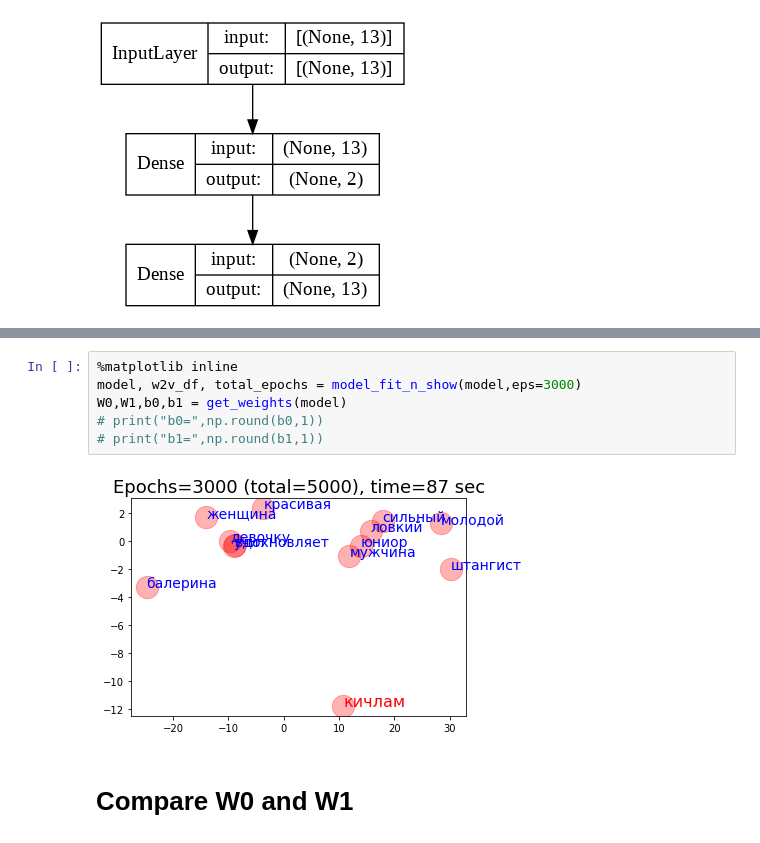
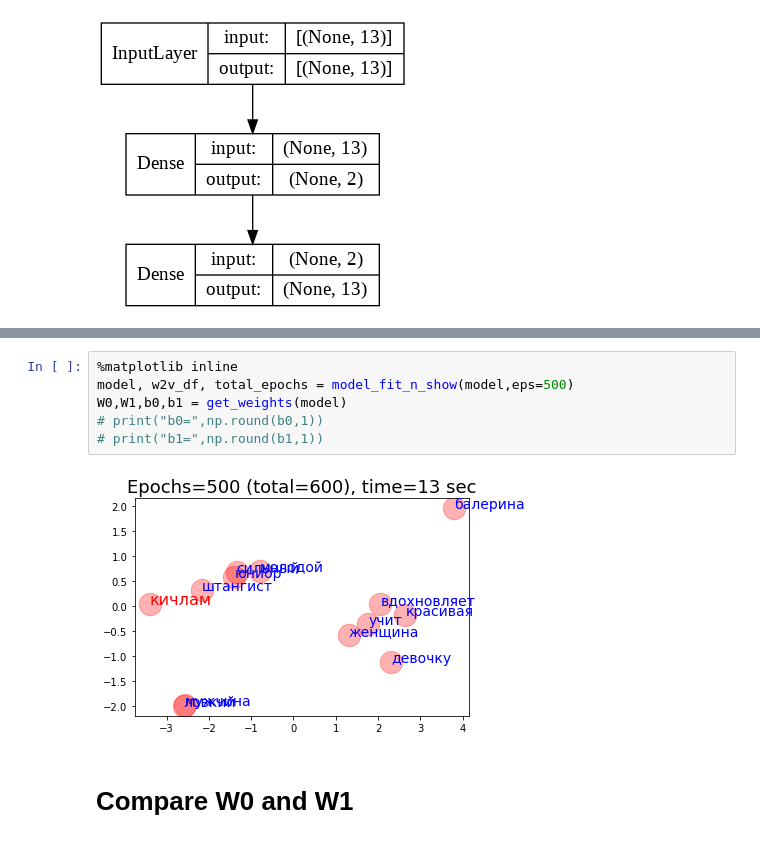
Before and after one commit to ftk1000/w2v_ftk1000, a Jupyter notebook: Copy_of_w2v_tf_fast.ipynb, the cells around one changed output, grey strips where cells are left out. Cells and saved outputs as stored; diff of their text form.

```diff
--- a/Copy_of_w2v_tf_fast.ipynb
+++ b/Copy_of_w2v_tf_fast.ipynb
@@ -457,11 +474,11 @@ W0,W1,b0,b1 = get_weights(model)
 # %%
 %matplotlib inline
-model, w2v_df, total_epochs = model_fit_n_show(model,eps=3000)
+model, w2v_df, total_epochs = model_fit_n_show(model,eps=500)
 W0,W1,b0,b1 = get_weights(model)
 # print("b0=",np.round(b0,1))
 # print("b1=",np.round(b1,1))
 # %% [output]
-[figure, old version]
+[figure, new version]
 # %% [markdown]
 # Compare W0 and W1
 # %%
```
Also changed, not shown: parts of 9 cells of this notebook.
